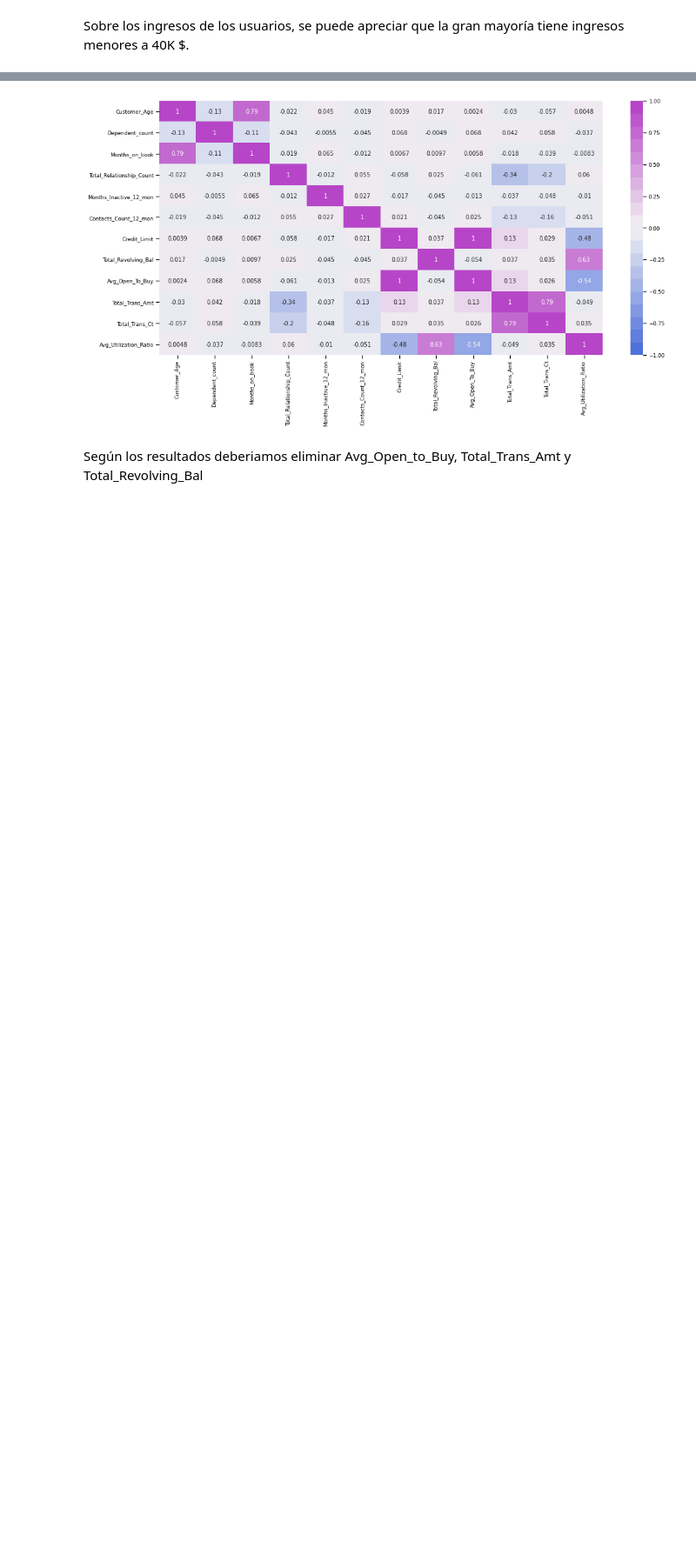
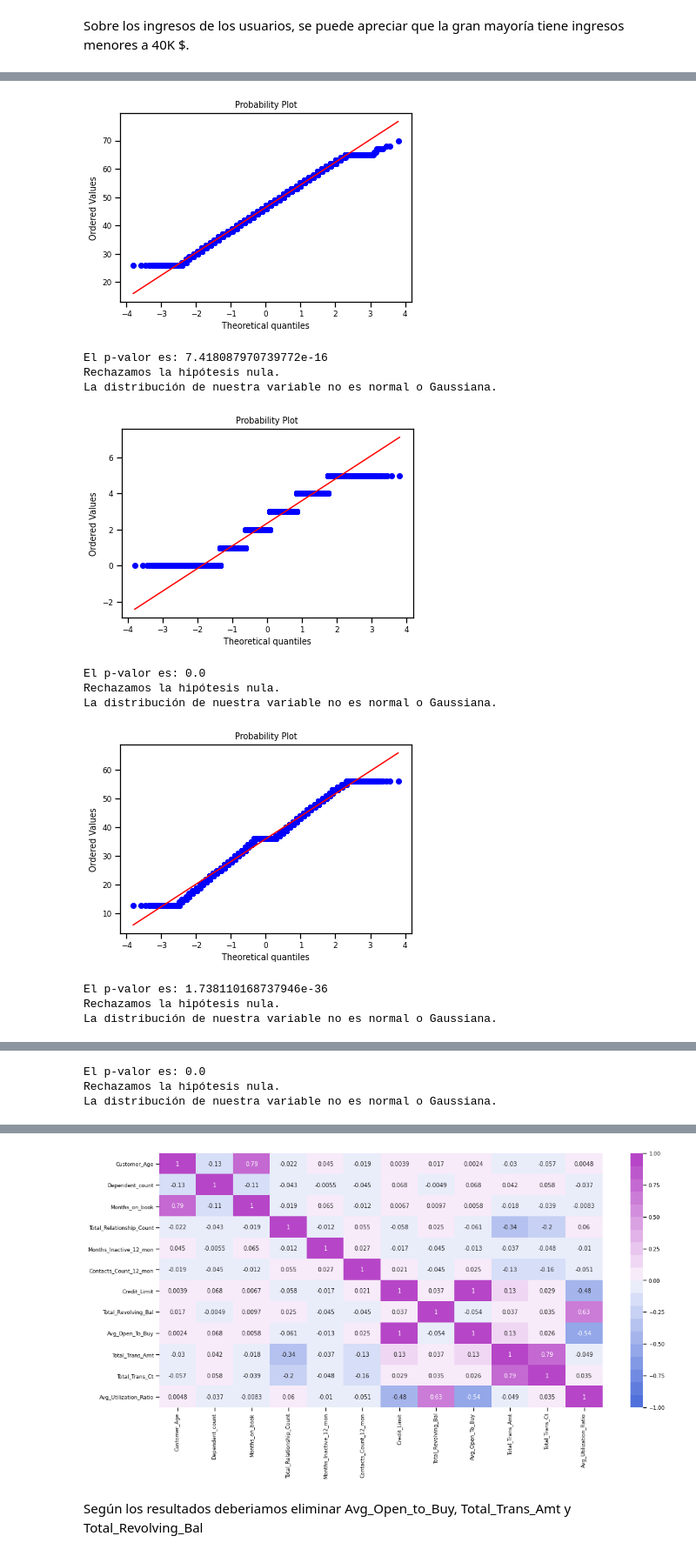
Before and after one commit to andreagonvic/Data-cleansing, a Jupyter notebook: CreditCardDataset.ipynb, the cells around one changed output, grey strips where cells are left out. Shown at 87% size. Drawn from its saved outputs; the diff is of its cells as text; code cells hidden in the pictures; blank space fills up the shorter version.

```diff
--- a/CreditCardDataset.ipynb
+++ b/CreditCardDataset.ipynb
@@ -425,0 +440,33 @@ plt.show()
+# %%
+from statsmodels.graphics.gofplots import qqplot
+from matplotlib import pyplot
+from scipy.stats import shapiro
+
+num_var = datos_cleaned.select_dtypes(include=["number"])
+
+for i in num_var:
+
+    #test grafico
+    stats.probplot(num_var[i], dist = "norm", plot = pylab)
+    pylab.show()
+
+    #test estadístico
+    stat, p = shapiro(num_var[i])
+    print("El p-valor es:",p)
+    if p > 0.05:
+        print('No podemos rechazar la hipótesis nula.\nLa distribución de nuestra variable es normal o Gaussiana.')
+    else:
+        print('Rechazamos la hipótesis nula.\nLa distribución de nuestra variable no es normal o Gaussiana.')
+# %% [output]
+[figure, added]
+El p-valor es: 7.418087970739772e-16
+Rechazamos la hipótesis nula.
+La distribución de nuestra variable no es normal o Gaussiana.
+[figure, added]
+El p-valor es: 0.0
+Rechazamos la hipótesis nula.
+La distribución de nuestra variable no es normal o Gaussiana.
+[figure, added]
+El p-valor es: 1.738110168737946e-36
+Rechazamos la hipótesis nula.
+La distribución de nuestra variable no es normal o Gaussiana.
@@ -425,0 +474,3 @@ plt.show()
+El p-valor es: 0.0
+Rechazamos la hipótesis nula.
+La distribución de nuestra variable no es normal o Gaussiana.
```
Also changed, not shown: parts of 23 cells of this notebook.
